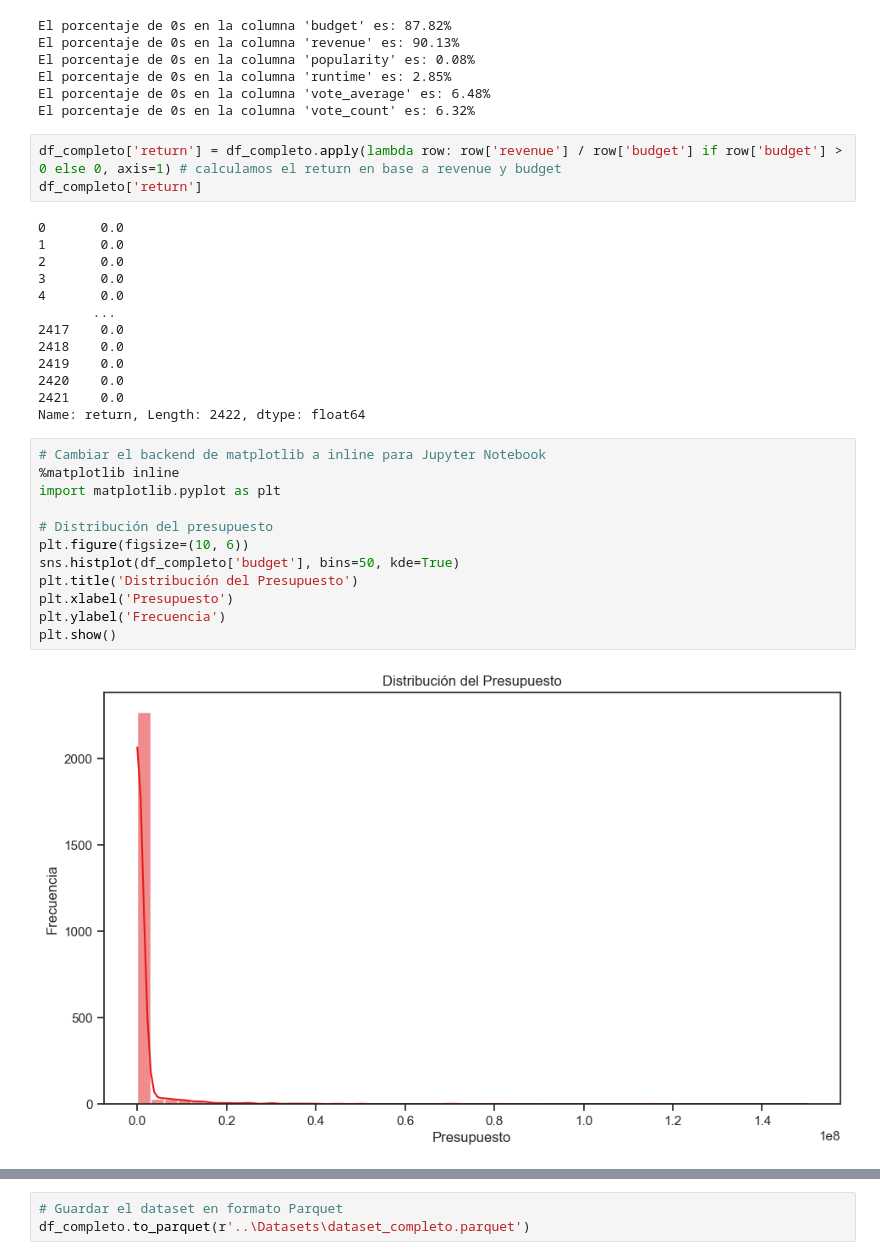
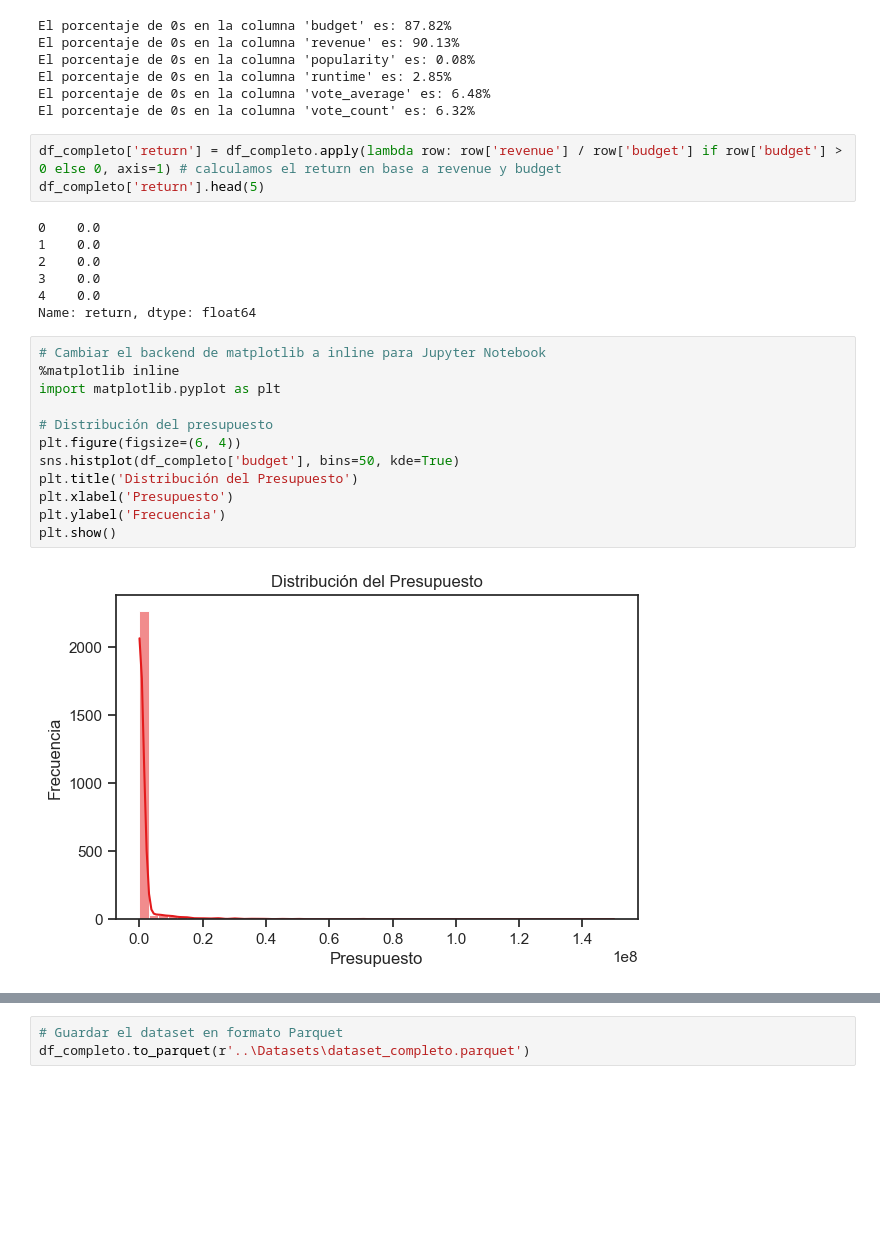
Before and after one commit to Melbutus/ProyectoML, a Jupyter notebook: Reports/EDA.ipynb, the cells around one changed output, grey strips where cells are left out. Cells and saved outputs as stored; diff of their text form; blank space fills up the shorter version.

```diff
--- a/Reports/EDA.ipynb
+++ b/Reports/EDA.ipynb
@@ -139,33 +45,27 @@ El porcentaje de 0s en la columna 'vote_average' es: 6.48%
 El porcentaje de 0s en la columna 'vote_count' es: 6.32%
 # %%
 df_completo['return'] = df_completo.apply(lambda row: row['revenue'] / row['budget'] if row['budget'] > 0 else 0, axis=1) # calculamos el return en base a revenue y budget
-df_completo['return']
+df_completo['return'].head(5)
 # %% [output]
-0       0.0
-1       0.0
-2       0.0
-3       0.0
-4       0.0
-       ...
-2417    0.0
-2418    0.0
-2419    0.0
-2420    0.0
-2421    0.0
-Name: return, Length: 2422, dtype: float64
+0    0.0
+1    0.0
+2    0.0
+3    0.0
+4    0.0
+Name: return, dtype: float64
 # %%
 # Cambiar el backend de matplotlib a inline para Jupyter Notebook
 %matplotlib inline
 import matplotlib.pyplot as plt
 
 # Distribución del presupuesto
-plt.figure(figsize=(10, 6))
+plt.figure(figsize=(6, 4))
 sns.histplot(df_completo['budget'], bins=50, kde=True)
 plt.title('Distribución del Presupuesto')
 plt.xlabel('Presupuesto')
 plt.ylabel('Frecuencia')
 plt.show()
 # %% [output]
-[figure, old version]
+[figure, new version]
 # %%
 # Distribución del retorno
```
Also changed, not shown: parts of 16 cells of this notebook, 2 other files.
